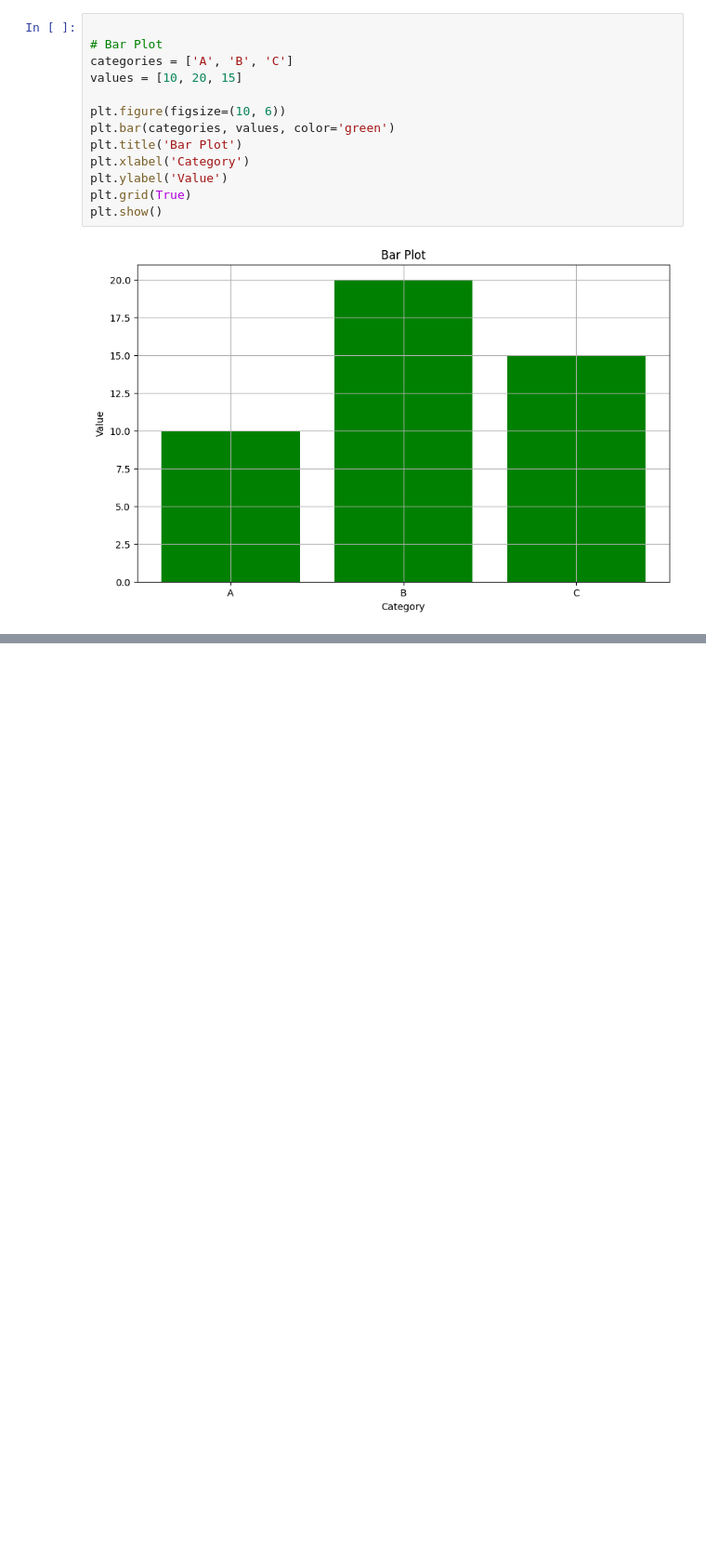
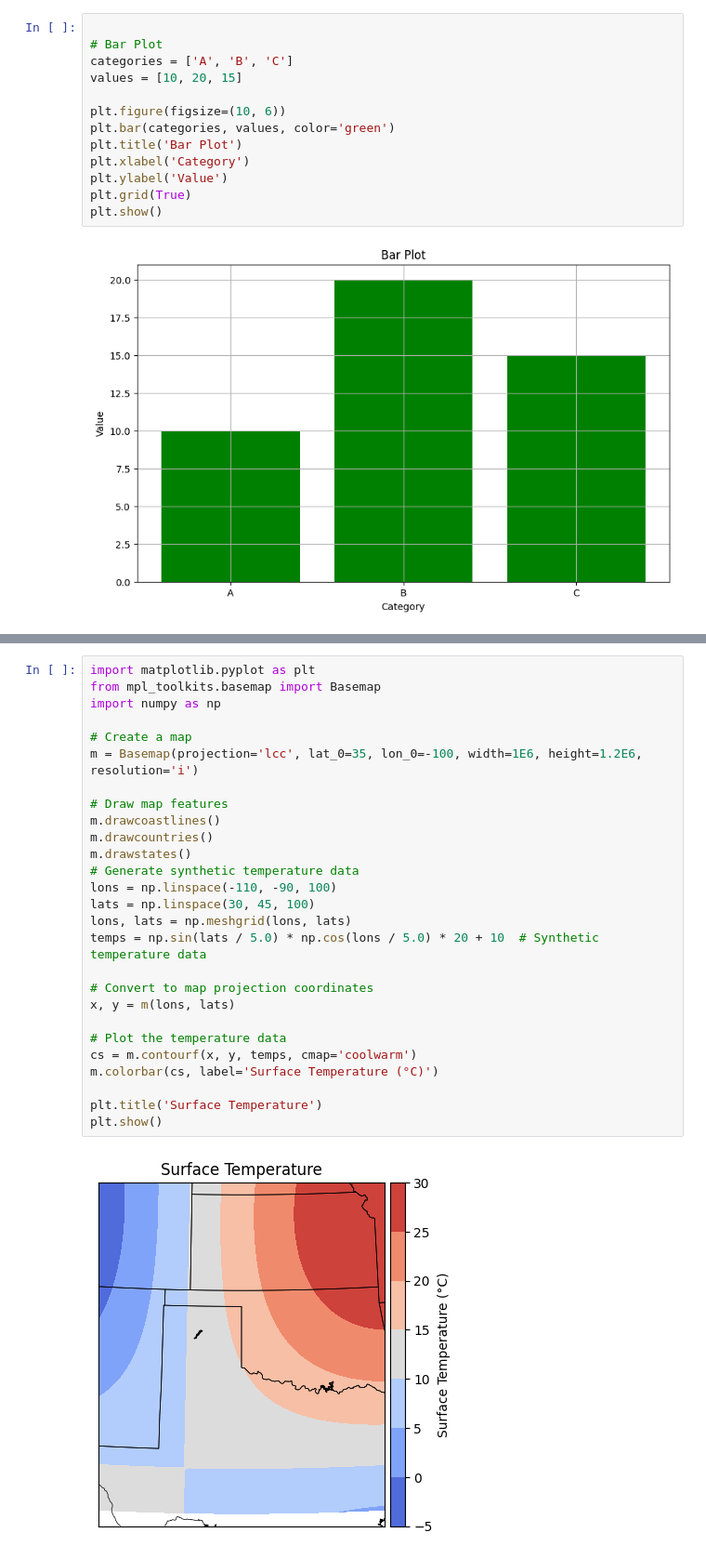
Before and after one commit to dev-spectre/DEV-Lab, a Jupyter notebook: DEV.ipynb, the cells around one changed output, grey strips where cells are left out. Shown: that part at 93% size. Saved outputs shown, nothing was run; the diff lists cells and outputs as text; blank space fills up the shorter version.

```diff
--- a/DEV.ipynb
+++ b/DEV.ipynb
@@ -191,0 +310,29 @@ plt.show()
+# %%
+import matplotlib.pyplot as plt
+from mpl_toolkits.basemap import Basemap
+import numpy as np
+
+# Create a map
+m = Basemap(projection='lcc', lat_0=35, lon_0=-100, width=1E6, height=1.2E6, resolution='i')
+
+# Draw map features
+m.drawcoastlines()
+m.drawcountries()
+m.drawstates()
+# Generate synthetic temperature data
+lons = np.linspace(-110, -90, 100)
+lats = np.linspace(30, 45, 100)
+lons, lats = np.meshgrid(lons, lats)
+temps = np.sin(lats / 5.0) * np.cos(lons / 5.0) * 20 + 10  # Synthetic temperature data
+
+# Convert to map projection coordinates
+x, y = m(lons, lats)
+
+# Plot the temperature data
+cs = m.contourf(x, y, temps, cmap='coolwarm')
+m.colorbar(cs, label='Surface Temperature (°C)')
+
+plt.title('Surface Temperature')
+plt.show()
+# %% [output]
+[figure, added]
```
Also changed, not shown: parts of 6 cells of this notebook.
